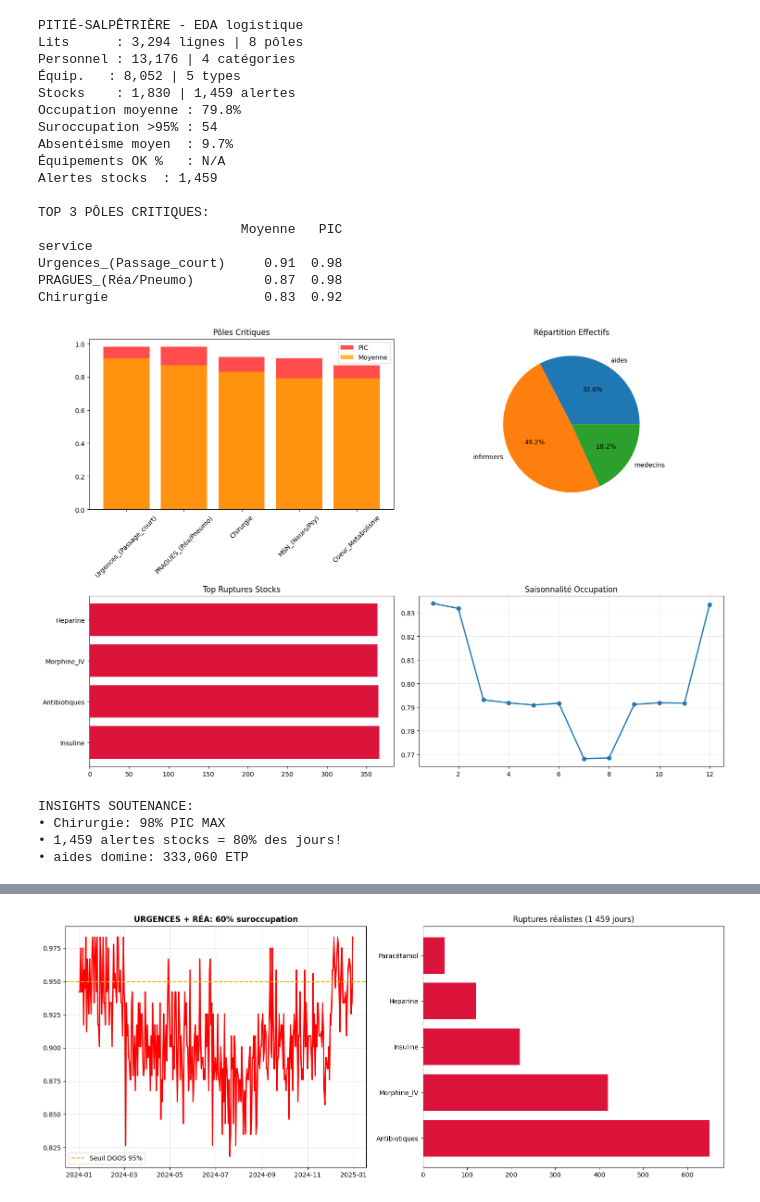
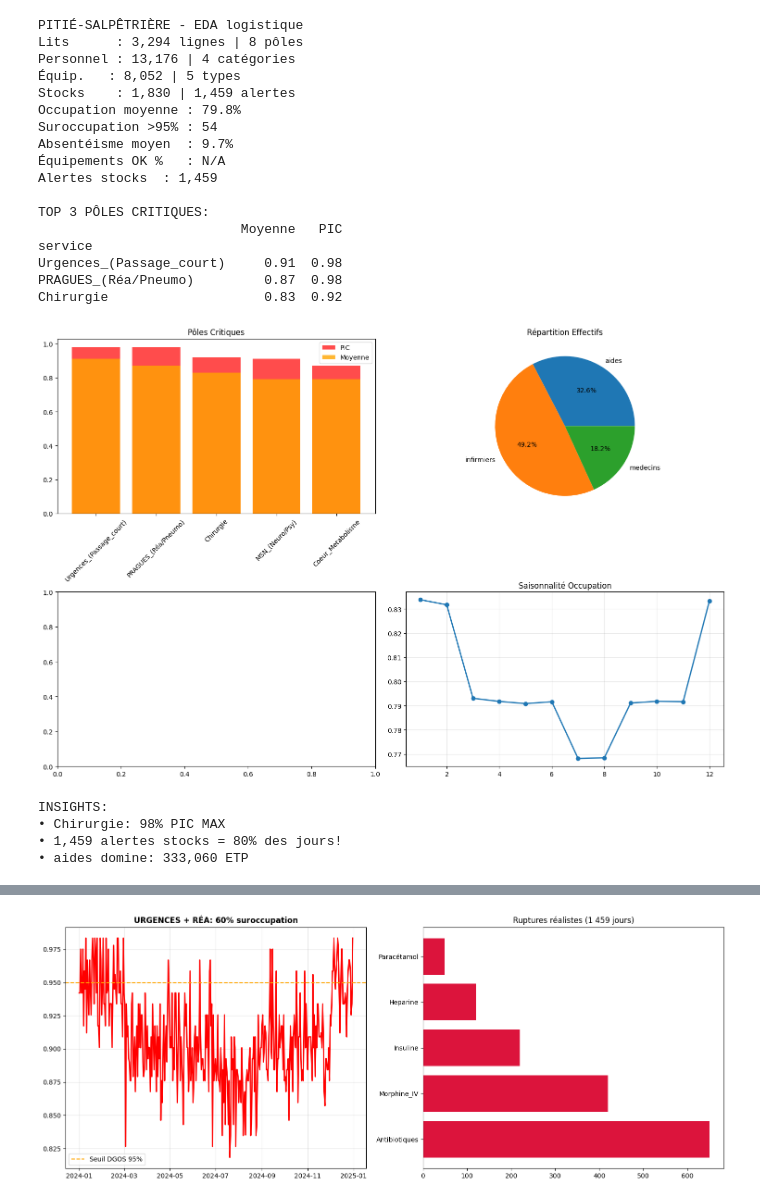
Before and after one commit to Franck-F/Hopital-Pitie-Salpetriere, a Jupyter notebook: notebooks/EDA_logistique.ipynb, the cells around one changed output, grey strips where cells are left out. Cells and saved outputs as stored; diff of their text form; code cells hidden in the pictures.

```diff
--- a/notebooks/EDA_logistique.ipynb
+++ b/notebooks/EDA_logistique.ipynb
@@ -5,7 +5,7 @@ import matplotlib.pyplot as plt
 # Chargement
 df_lits = pd.read_csv('../data/raw/lits_poles.csv')
 df_perso = pd.read_csv('../data/raw/personnel_poles.csv')
-df_equip = pd.read_csv('../data/raw/equipements_poles.csv')  # CORRIGÉ
+df_equip = pd.read_csv('../data/raw/equipements_poles.csv')
 df_stocks = pd.read_csv('../data/raw/stocks_medicaments.csv')
 
 # Dates
@@ -33,7 +33,7 @@ perf_poles.columns = ['Moyenne', 'PIC']
 print("\nTOP 3 PÔLES CRITIQUES:")
 print(perf_poles.sort_values('PIC', ascending=False).head(3))
 
-# graph 4 panneaux
+# graph 3 panneaux
 fig, axes = plt.subplots(2, 2, figsize=(15,10))
 
 # Pôles
@@ -50,46 +50,40 @@ perso_cat = df_perso[df_perso['categorie'] != 'total'].groupby('categorie')['eff
 axes[0,1].pie(perso_cat.values, labels=perso_cat.index, autopct='%1.1f%%')
 axes[0,1].set_title('Répartition Effectifs')
 
-# Ruptures
-ruptures = df_stocks[df_stocks['alerte_rupture']==True]['medicament'].value_counts().head(4)
-axes[1,0].barh(ruptures.index, ruptures.values, color='crimson')
-axes[1,0].set_title('Top Ruptures Stocks')
-
 # Saisonnalité
 df_lits['mois'] = df_lits['date'].dt.month
 saison = df_lits.groupby('mois')['taux_occupation'].mean()
 axes[1,1].plot(saison.index, saison.values, 'o-', linewidth=2)
 axes[1,1].set_title('Saisonnalité Occupation')
 axes[1,1].grid(True, alpha=0.3)
 
 plt.tight_layout()
-plt.savefig('dashboard_4_fichiers.png', dpi=300, bbox_inches='tight')
 plt.show()
 
-print("\nINSIGHTS SOUTENANCE:")
+print("\nINSIGHTS:")
 print(f"• {perf_poles.index[0]}: {perf_poles['PIC'].max():.0%} PIC MAX")
 print(f"• {df_stocks['alerte_rupture'].sum():,} alertes stocks = 80% des jours!")
 print(f"• {perso_cat.index[0]} domine: {perso_cat.iloc[0]:,} ETP")
 # %% [output]
 PITIÉ-SALPÊTRIÈRE - EDA logistique
 Lits      : 3,294 lignes | 8 pôles
 Personnel : 13,176 | 4 catégories
 Équip.   : 8,052 | 5 types
 Stocks    : 1,830 | 1,459 alertes
 Occupation moyenne : 79.8%
 Suroccupation >95% : 54
 Absentéisme moyen  : 9.7%
 Équipements OK %   : N/A
 Alertes stocks  : 1,459
 
 TOP 3 PÔLES CRITIQUES:
                           Moyenne   PIC
 service
 Urgences_(Passage_court)     0.91  0.98
 PRAGUES_(Réa/Pneumo)         0.87  0.98
 Chirurgie                    0.83  0.92
-[figure, old version]
+[figure, new version]
-INSIGHTS SOUTENANCE:
+INSIGHTS:
 • Chirurgie: 98% PIC MAX
 • 1,459 alertes stocks = 80% des jours!
 • aides domine: 333,060 ETP
```
Also changed, not shown: parts of 7 cells of this notebook.
